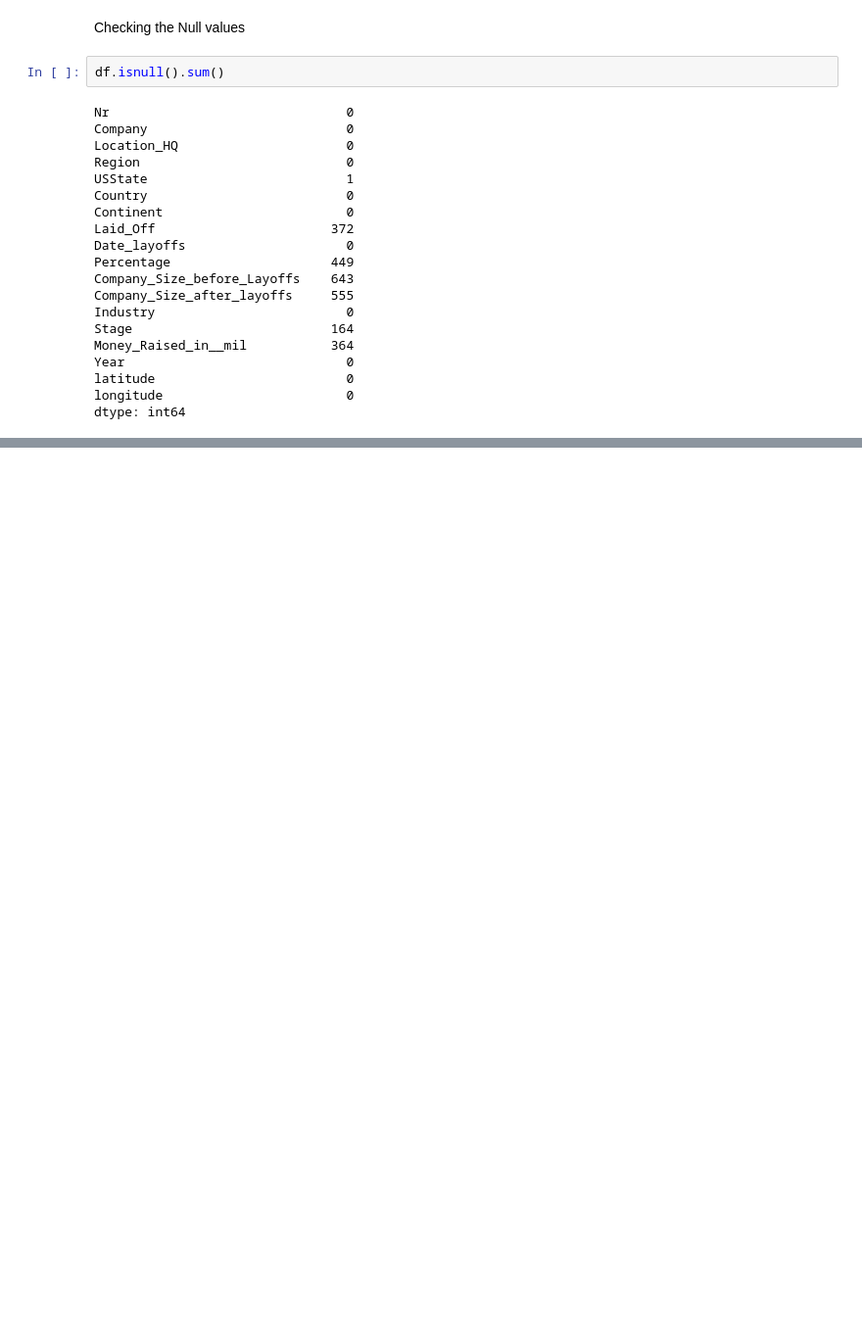
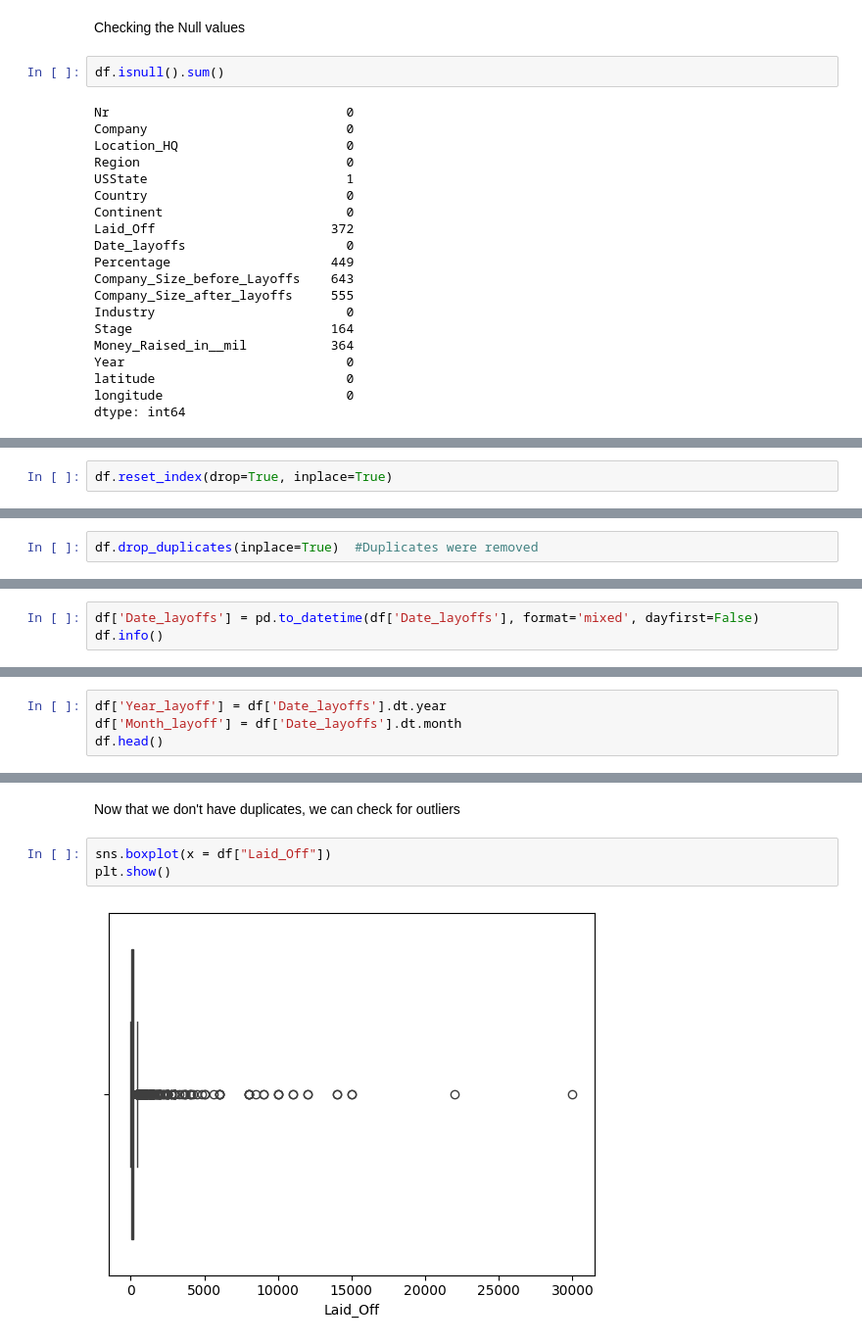
Before and after one commit to Ridima28/Global-Tech-Layoff-Analysis, a Jupyter notebook: layoff-eda.ipynb, the cells around one changed output, grey strips where cells are left out. Shown at 98% size. Cells and saved outputs as stored; diff of their text form; blank space fills up the shorter version.

```diff
--- a/layoff-eda.ipynb
+++ b/layoff-eda.ipynb
@@ -75,0 +117,2 @@ dtype: int64
+# %%
+df.reset_index(drop=True, inplace=True)
@@ -75,0 +131,2 @@ dtype: int64
+# %%
+df.drop_duplicates(inplace=True)  #Duplicates were removed
@@ -75,0 +139,3 @@ dtype: int64
+# %%
+df['Date_layoffs'] = pd.to_datetime(df['Date_layoffs'], format='mixed', dayfirst=False)
+df.info()
@@ -75,0 +144,4 @@ dtype: int64
+# %%
+df['Year_layoff'] = df['Date_layoffs'].dt.year
+df['Month_layoff'] = df['Date_layoffs'].dt.month
+df.head()
@@ -75,0 +155,7 @@ dtype: int64
+# %% [markdown]
+Now that we don't have duplicates, we can check for outliers
+# %%
+sns.boxplot(x = df["Laid_Off"])
+plt.show()
+# %% [output]
+[figure, added]
```
Also changed, not shown: parts of 32 cells of this notebook, 4 other files.
